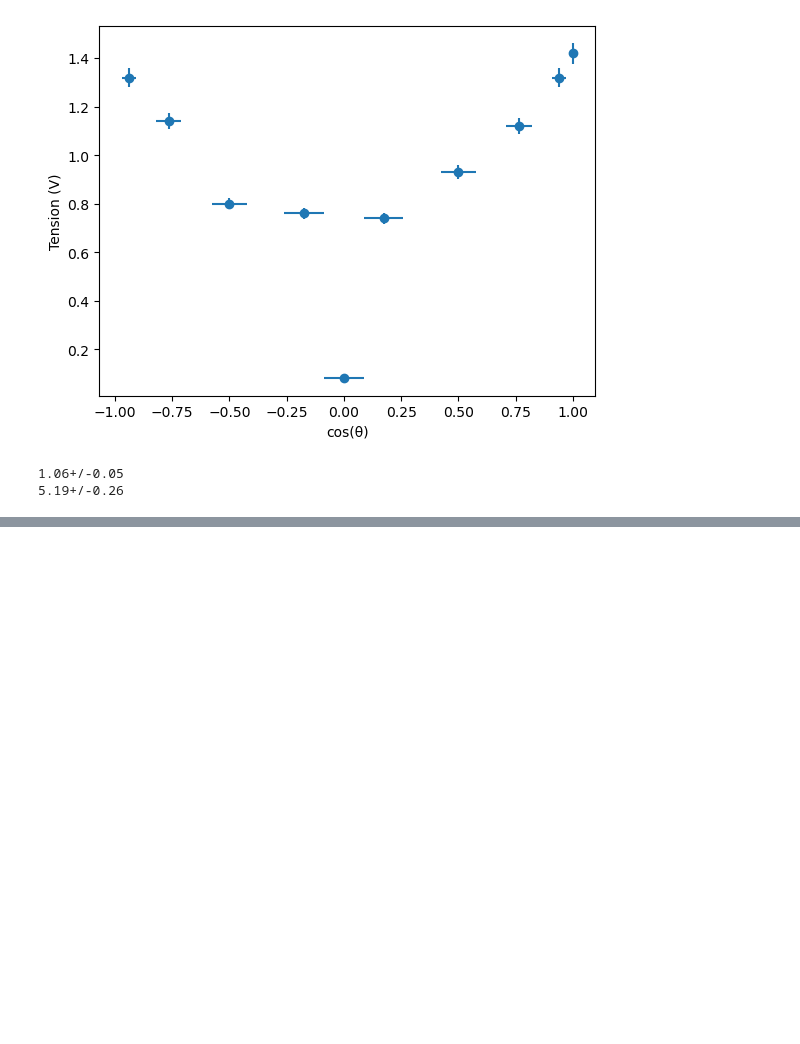
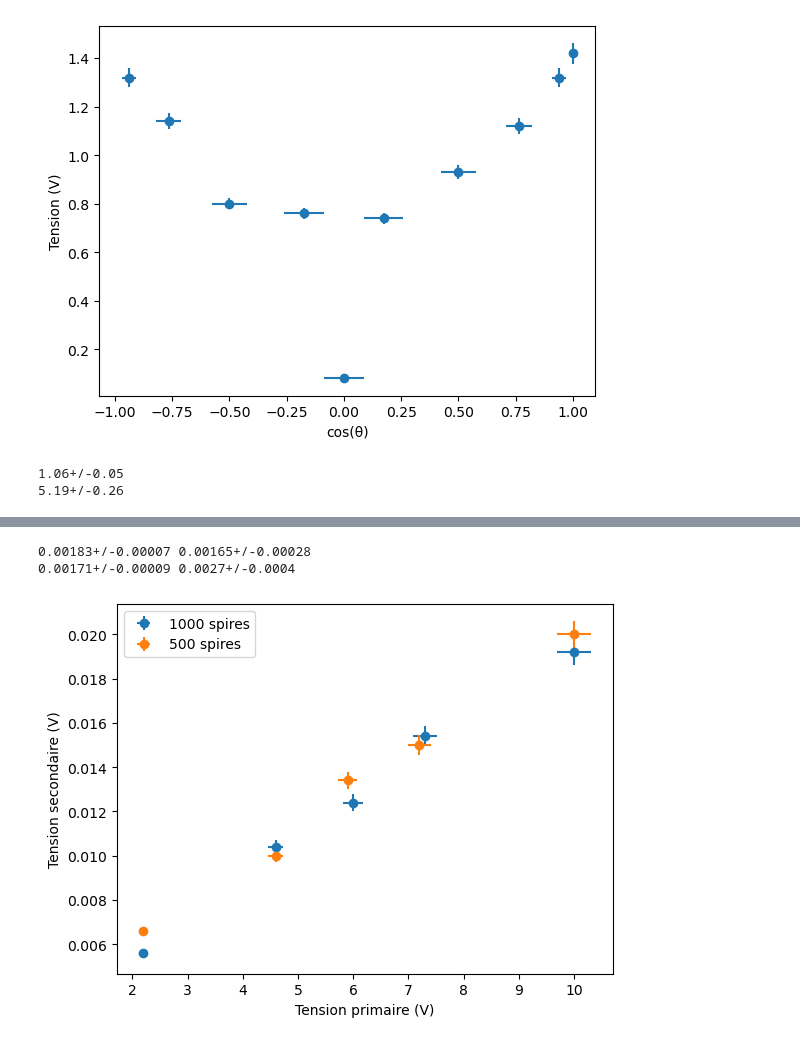
Before and after one commit to Duffy-y/TP-Saclay, a Jupyter notebook: Electromag_TP2/main.ipynb, the cells around one changed output, grey strips where cells are left out. Drawn from its saved outputs; the diff is of its cells as text; code cells hidden in the pictures; blank space fills up the shorter version.

```diff
--- a/Electromag_TP2/main.ipynb
+++ b/Electromag_TP2/main.ipynb
@@ -74,3 +74,10 @@ print(val2 * 10**4)
 # %% [output]
 1.06+/-0.05
 5.19+/-0.26
+# %%
+df1 = pd.read_csv("1000spires_alim.csv", sep=";")
+df2 = pd.read_csv("500spires_alim.csv", sep=";")
+
+print(df1)
+
+print(df2)
@@ -76,0 +97,31 @@ print(val2 * 10**4)
+# %%
+U1 = unumpy.uarray(df1["U1"], df1["U1"] * 0.03)
+U2 = unumpy.uarray(df1["U2"], df1["U2"] * 0.03)
+
+U_prim = unumpy.uarray(df2["U1"], df2["U1"] * 0.03)
+U_second= unumpy.uarray(df2["U2"], df2["U2"] * 0.03)
+
+ldd.plot_error(U1, U2, "1000 spires", "o")
+ldd.plot_error(U_prim, U_second, "500 spires", "o")
+
+
+plt.xlabel("Tension primaire (V)")
+plt.ylabel("Tension secondaire (V)")
+plt.legend()
+
+(a1, b1) = ldd.odr_fit(ldd.linear_function, U1, U2, p0=(1,0))
+(a2, b2) = ldd.odr_fit(ldd.linear_function, U_prim, U_second, p0=(1,0))
+
+print(a1, b1)
+print(a2, b2)
+
+# x1 = unumpy.nominal_values(U1)
+# x2 = unumpy.nominal_values(U_prim)
+
+# plt.plot(x1, a1.nominal_value * x1 + b1.nominal_value)
+# plt.plot(x2, a2.nominal_value * x2 + b2.nominal_value)
+plt.savefig("Graph_3.png")
+# %% [output]
+0.00183+/-0.00007 0.00165+/-0.00028
+0.00171+/-0.00009 0.0027+/-0.0004
+[figure, added]
```
Also changed, not shown: parts of 2 cells of this notebook, 12 other files.
